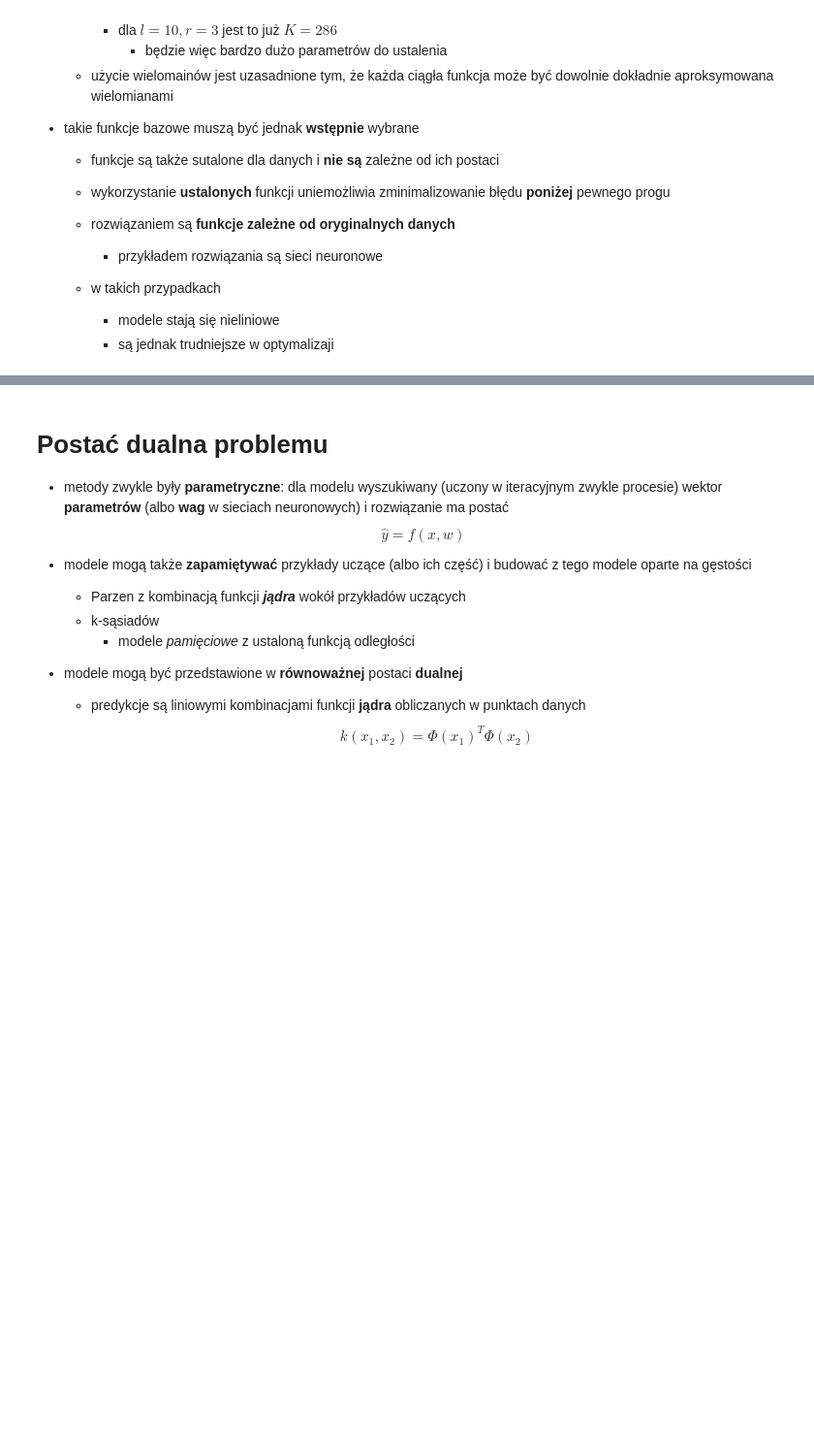
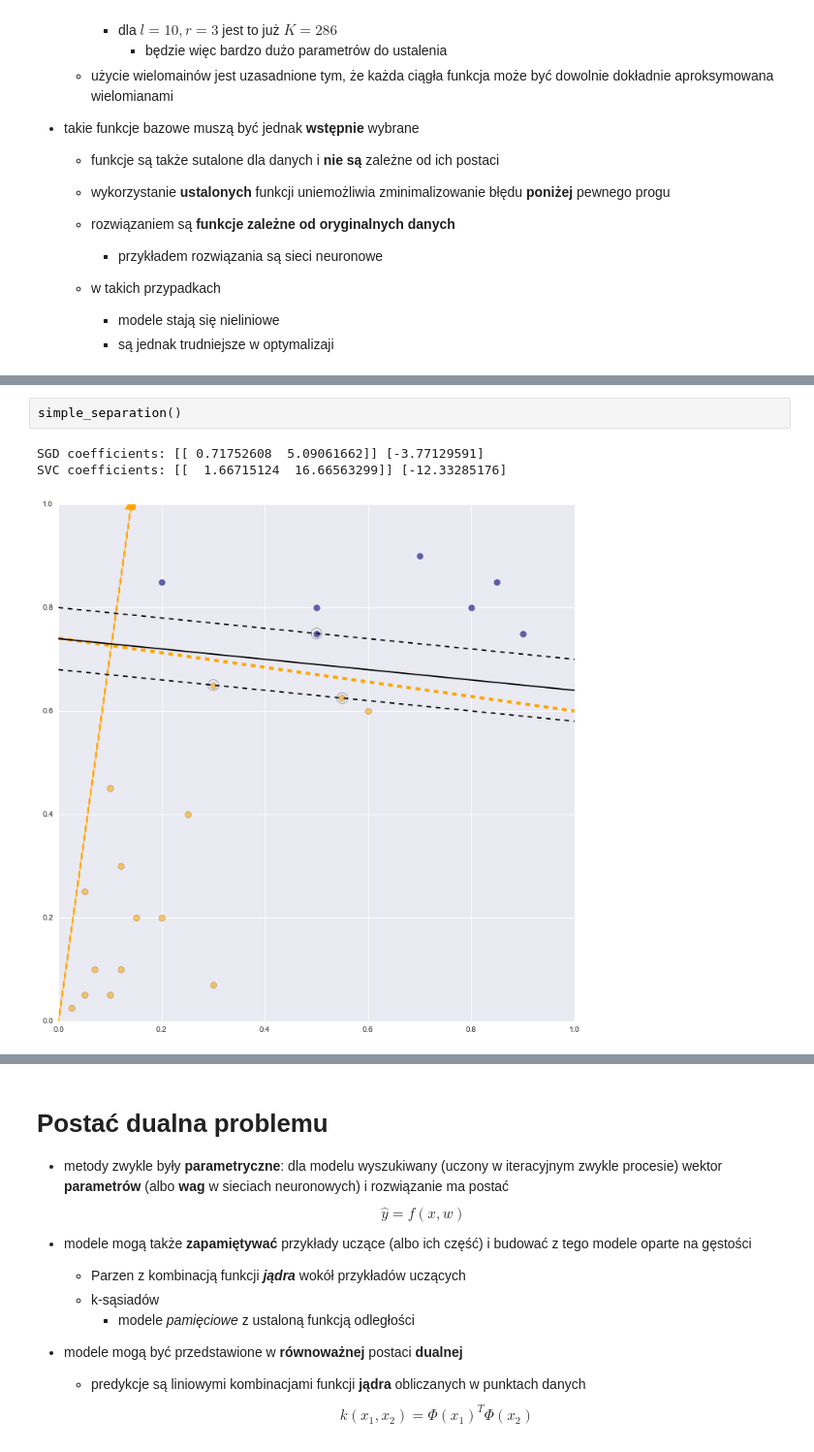
Before and after one commit to igorpodolak/mum2016, a Jupyter notebook: mum2016-6-kernel.ipynb, the cells around one changed output, grey strips where cells are left out. Shown at 97% size. Cells and saved outputs as stored; diff of their text form; blank space fills up the shorter version.

```diff
--- a/mum2016-6-kernel.ipynb
+++ b/mum2016-6-kernel.ipynb
@@ -111,0 +207,6 @@ gdzie $\phi_k()$ są __wstępnie zdefiniowanymi__ nieliniowymi funkcjami
+# %%
+simple_separation()
+# %% [output]
+SGD coefficients: [[ 0.71752608  5.09061662]] [-3.77129591]
+SVC coefficients: [[  1.66715124  16.66563299]] [-12.33285176]
+[figure, added]
```
Also changed, not shown: parts of 37 cells of this notebook, 2 other files.
